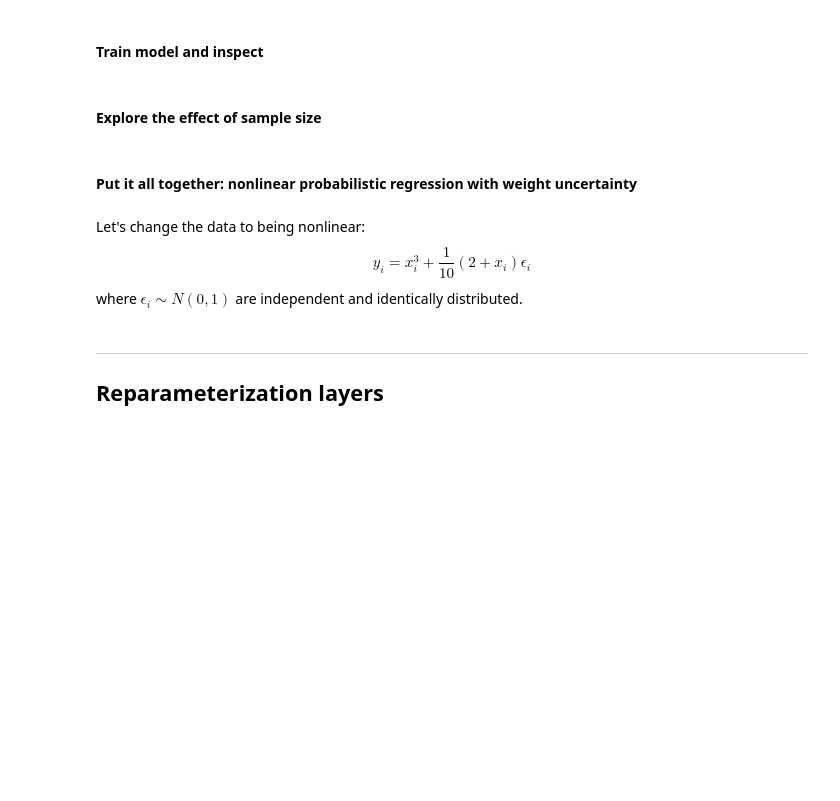
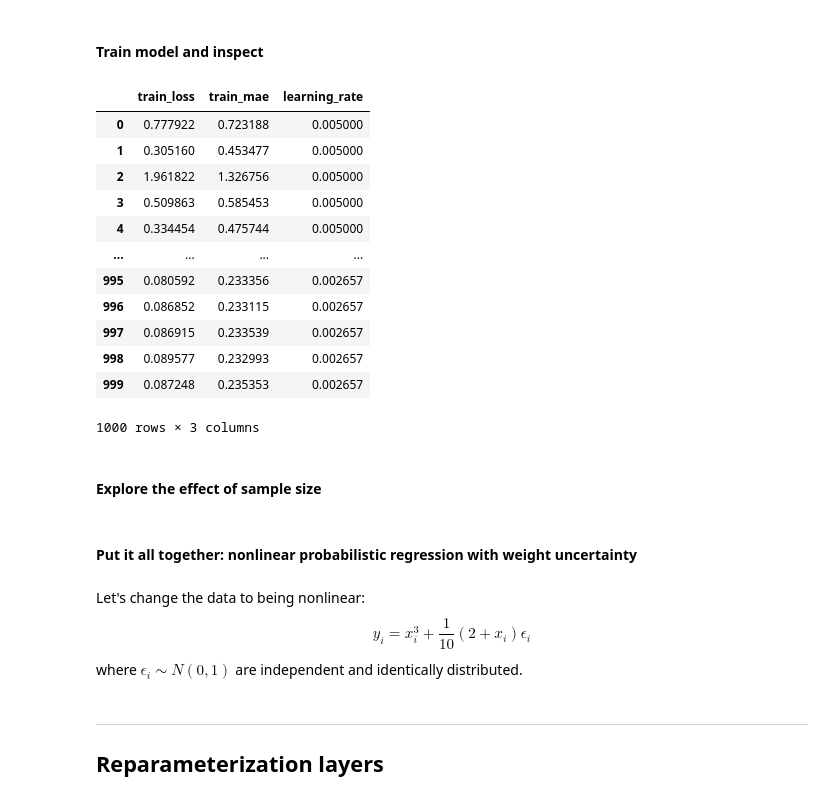
Before and after one commit to MengOonLee/Deep_learning, a Jupyter notebook: TensorFlow/Probabilistic/Bayesian/Bayesian.ipynb, the cells around one changed output. Saved outputs shown, nothing was run; the diff lists cells and outputs as text; code cells hidden in the pictures; blank space fills up the shorter version.

```diff
--- a/TensorFlow/Probabilistic/Bayesian/Bayesian.ipynb
+++ b/TensorFlow/Probabilistic/Bayesian/Bayesian.ipynb
@@ -808,9 +808,10 @@ import time
 def prior(kernel_size, bias_size, dtype=None):
     n = kernel_size + bias_size
     prior_model = tf_keras.Sequential(layers=[
+        tfp.layers.VariableLayer(shape=(2*n,), dtype=dtype),
         tfp.layers.DistributionLambda(lambda t:
-            tfp.distributions.Independent(
-        tfp.distributions.Normal(loc=tf.zeros(n, dtype=dtype), scale=1),
+            tfp.distributions.Independent(tfp.distributions.Normal(
+                loc=t[:, :n], scale=tf.math.softplus(t[:, n:])),
         reinterpreted_batch_ndims=1))])
     return prior_model
 
@@ -1040,24 +968,5 @@ plt.show()
 # %% [markdown]
 #### Create the prior and posterior distribution for model weights
-# %%
-# Define the prior weight distribution -- all N(0, 1) -- and not trainable
-
-def prior(kernel_size, bias_size, dtype=None):
-    n = kernel_size + bias_size
-    prior_model = Sequential([tfpl.DistributionLambda(
-        lambda t: tfd.MultivariateNormalDiag(loc=tf.zeros(n),
-            scale_diag=tf.ones(n)))])
-    return prior_model
-# %%
-# Define variational posterior weight distribution -- multivariate Gaussian
-
-def posterior(kernel_size, bias_size, dtype=None):
-    n = kernel_size + bias_size
-    posterior_model = Sequential([
-        tfpl.VariableLayer(tfpl.MultivariateNormalTriL.params_size(n),
-            dtype=dtype),
-        tfpl.MultivariateNormalTriL(n)])
-    return posterior_model
 # %% [markdown]
 #### Aside: analytical posterior
 
@@ -1123,3 +1128,20 @@ model.fit(x_train, y_train, epochs=500, verbose=False)
+# %%
+df_history = pd.DataFrame(history)
+df_history
+# %% [output]
+|  | train_loss | train_mae | learning_rate |
+| 0 | 0.777922 | 0.723188 | 0.005000 |
+| 1 | 0.305160 | 0.453477 | 0.005000 |
+| 2 | 1.961822 | 1.326756 | 0.005000 |
+| 3 | 0.509863 | 0.585453 | 0.005000 |
+| 4 | 0.334454 | 0.475744 | 0.005000 |
+| ... | ... | ... | ... |
+| 995 | 0.080592 | 0.233356 | 0.002657 |
+| 996 | 0.086852 | 0.233115 | 0.002657 |
+| 997 | 0.086915 | 0.233539 | 0.002657 |
+| 998 | 0.089577 | 0.232993 | 0.002657 |
+| 999 | 0.087248 | 0.235353 | 0.002657 |
+1000 rows × 3 columns
 # %%
 # Check out the parameters of the prior and posterior distribution
 
```
Also changed, not shown: parts of 7 cells of this notebook.
